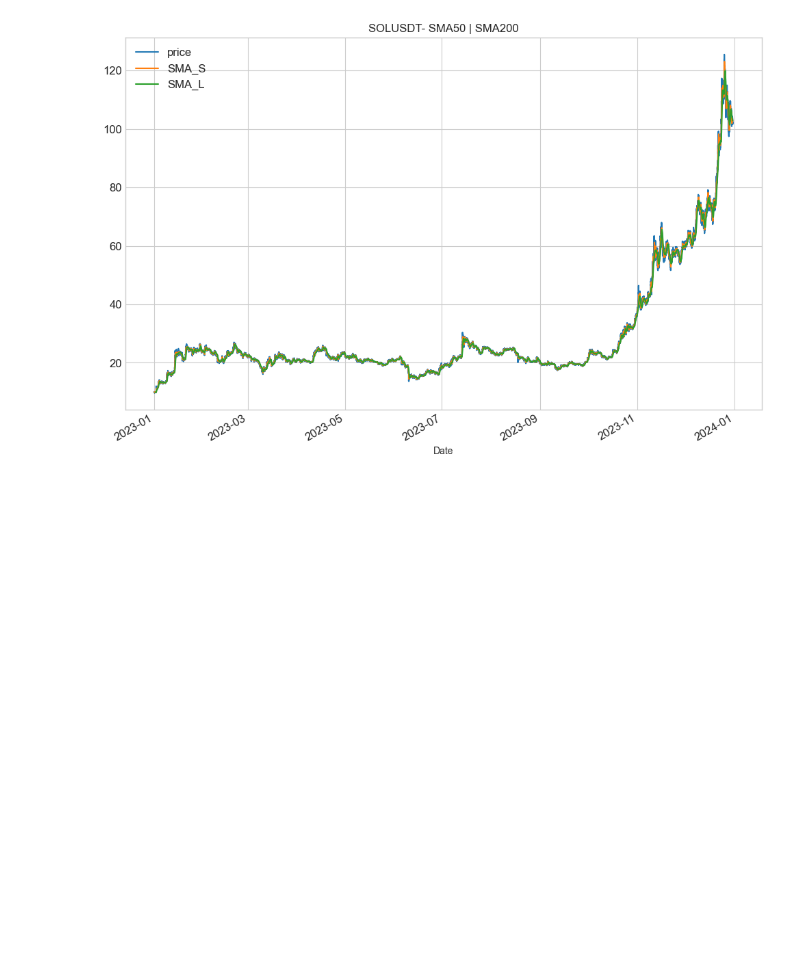
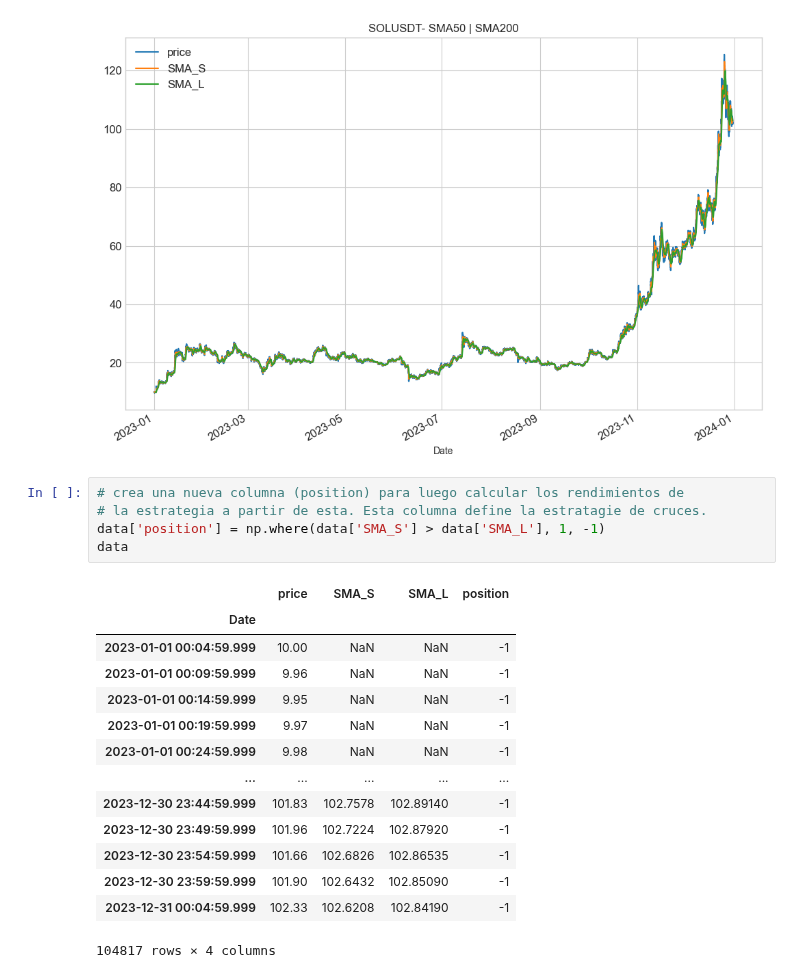
Before and after one commit to mario812/algo-trading-env, a Jupyter notebook: cruce_sma_1.ipynb, the cells around one changed output. Cells and saved outputs as stored; diff of their text form; blank space fills up the shorter version.

```diff
--- a/cruce_sma_1.ipynb
+++ b/cruce_sma_1.ipynb
@@ -34,3 +58,23 @@ plt.legend(fontsize = 12)
 plt.show()
 # %% [output]
 [figure]
+# %%
+# crea una nueva columna (position) para luego calcular los rendimientos de
+# la estrategia a partir de esta. Esta columna define la estratagie de cruces.
+data['position'] = np.where(data['SMA_S'] > data['SMA_L'], 1, -1)
+data
+# %% [output]
+|  | price | SMA_S | SMA_L | position |
+| Date |  |  |  |  |
+| 2023-01-01 00:04:59.999 | 10.00 | NaN | NaN | -1 |
+| 2023-01-01 00:09:59.999 | 9.96 | NaN | NaN | -1 |
+| 2023-01-01 00:14:59.999 | 9.95 | NaN | NaN | -1 |
+| 2023-01-01 00:19:59.999 | 9.97 | NaN | NaN | -1 |
+| 2023-01-01 00:24:59.999 | 9.98 | NaN | NaN | -1 |
+| ... | ... | ... | ... | ... |
+| 2023-12-30 23:44:59.999 | 101.83 | 102.7578 | 102.89140 | -1 |
+| 2023-12-30 23:49:59.999 | 101.96 | 102.7224 | 102.87920 | -1 |
+| 2023-12-30 23:54:59.999 | 101.66 | 102.6826 | 102.86535 | -1 |
+| 2023-12-30 23:59:59.999 | 101.90 | 102.6432 | 102.85090 | -1 |
+| 2023-12-31 00:04:59.999 | 102.33 | 102.6208 | 102.84190 | -1 |
+104817 rows × 4 columns
```
Also changed, not shown: parts of 15 cells of this notebook.
